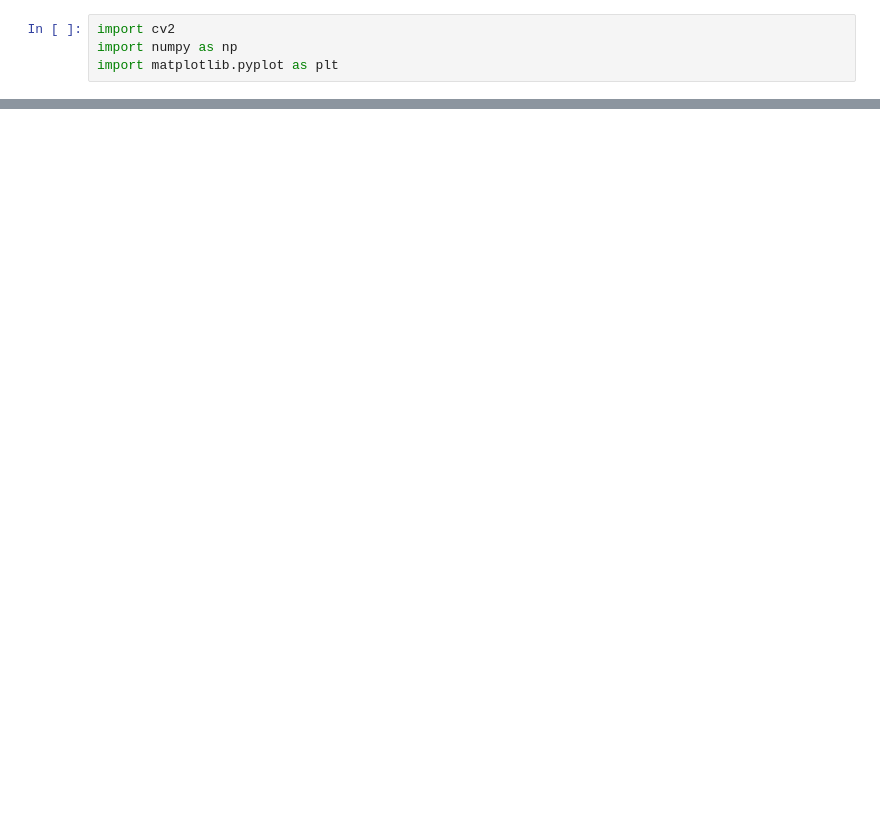
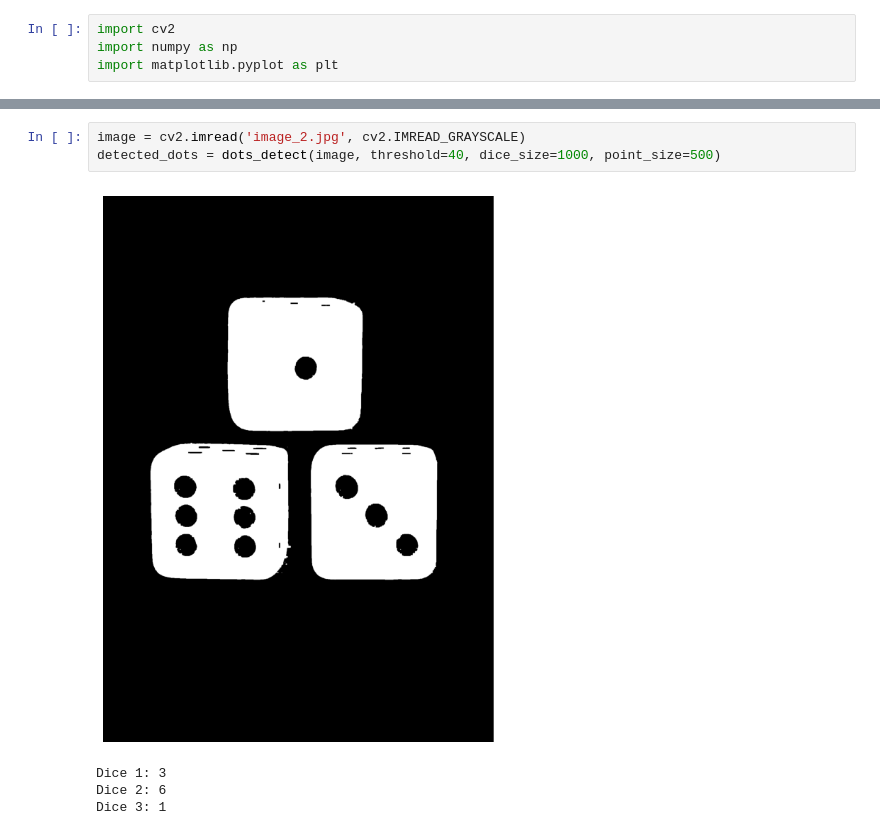
Before and after one commit to nakhani/Image-Processing, a Jupyter notebook: Object Detection/Dice Recognition/dice_recognition.ipynb, the cells around one changed output, grey strips where cells are left out. Saved outputs shown, nothing was run; the diff lists cells and outputs as text; blank space fills up the shorter version.

```diff
--- a/Object Detection/Dice Recognition/dice_recognition.ipynb
+++ b/Object Detection/Dice Recognition/dice_recognition.ipynb
@@ -47,0 +66,8 @@ print(detected_dots)
+# %%
+image = cv2.imread('image_2.jpg', cv2.IMREAD_GRAYSCALE)
+detected_dots = dots_detect(image, threshold=40, dice_size=1000, point_size=500)
+# %% [output]
+[figure, added]
+Dice 1: 3
+Dice 2: 6
+Dice 3: 1
```
Also changed, not shown: parts of 4 cells of this notebook, 5 other files.
